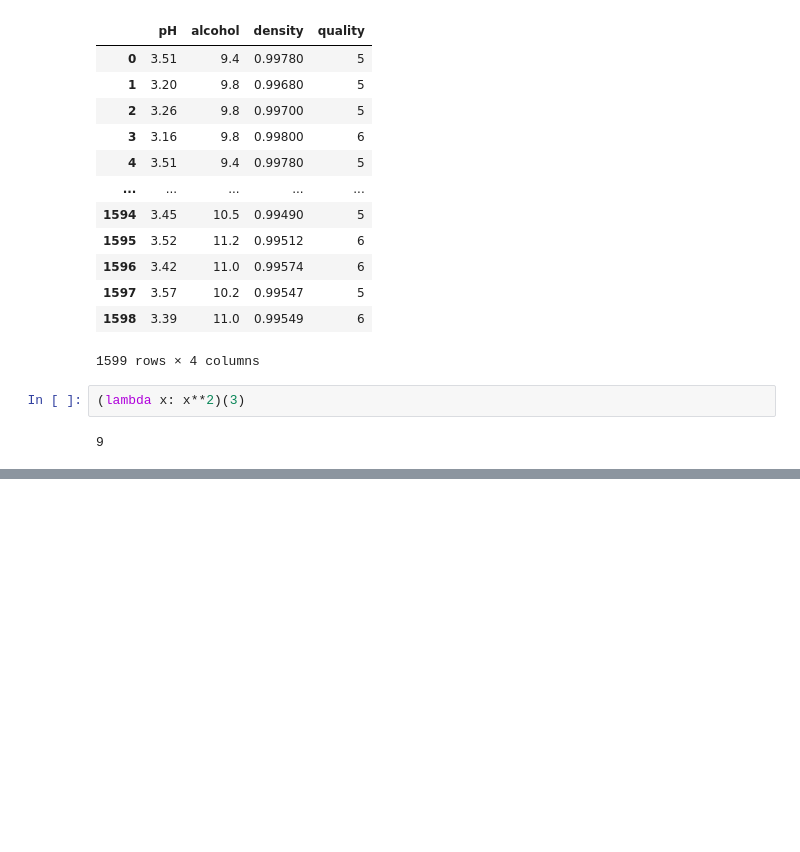
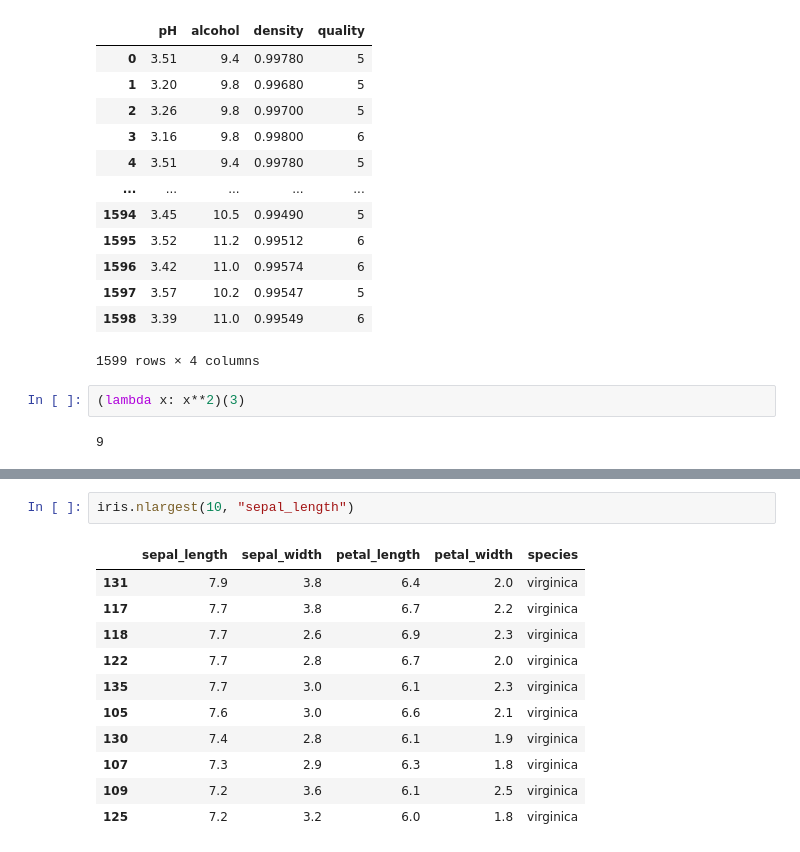
Before and after one commit to norzest/Python_basic, a Jupyter notebook: base/20210622/데이터분석.ipynb, the cells around one changed output, grey strips where cells are left out. Drawn from its saved outputs; the diff is of its cells as text; blank space fills up the shorter version.

```diff
--- a/base/20210622/Untitled.ipynb
+++ b/base/20210622/데이터분석.ipynb
@@ -214,0 +256,14 @@ new_red.dropna(how='any')
+# %%
+iris.nlargest(10, "sepal_length")
+# %% [output]
+|  | sepal_length | sepal_width | petal_length | petal_width | species |
+| 131 | 7.9 | 3.8 | 6.4 | 2.0 | virginica |
+| 117 | 7.7 | 3.8 | 6.7 | 2.2 | virginica |
+| 118 | 7.7 | 2.6 | 6.9 | 2.3 | virginica |
+| 122 | 7.7 | 2.8 | 6.7 | 2.0 | virginica |
+| 135 | 7.7 | 3.0 | 6.1 | 2.3 | virginica |
+| 105 | 7.6 | 3.0 | 6.6 | 2.1 | virginica |
+| 130 | 7.4 | 2.8 | 6.1 | 1.9 | virginica |
+| 107 | 7.3 | 2.9 | 6.3 | 1.8 | virginica |
+| 109 | 7.2 | 3.6 | 6.1 | 2.5 | virginica |
+| 125 | 7.2 | 3.2 | 6.0 | 1.8 | virginica |
```
Also changed, not shown: parts of 8 cells of this notebook, 10 other files.
